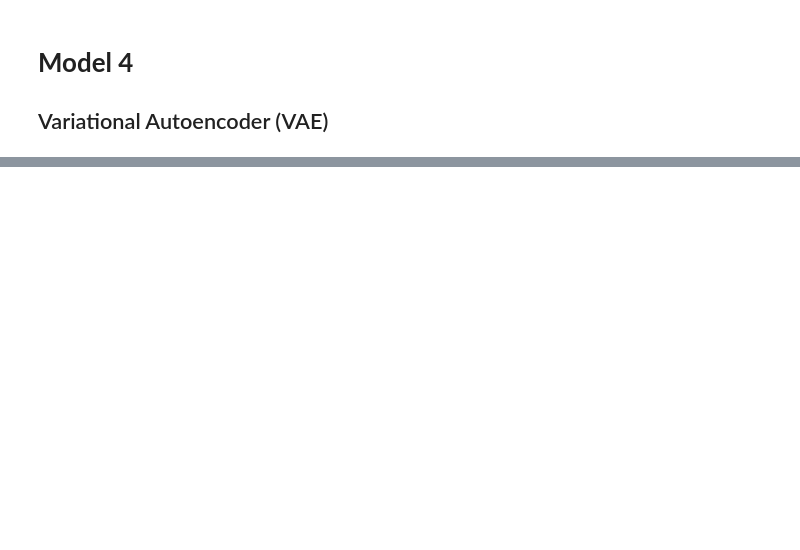
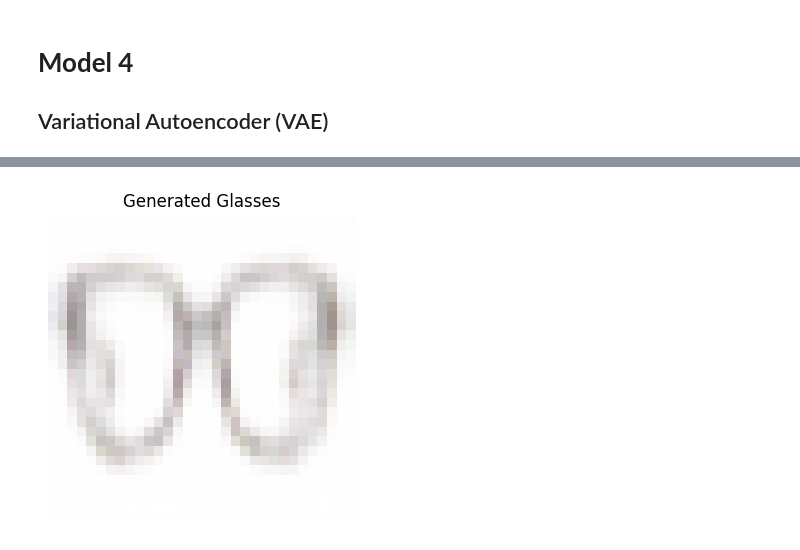
Before and after one commit to AissaBerenice/P1-Deep-Learning-P2026, a Jupyter notebook: notebooks/project_1.ipynb, the cells around one changed output, grey strips where cells are left out. Cells and saved outputs as stored; diff of their text form; code cells hidden in the pictures; blank space fills up the shorter version.

```diff
--- a/notebooks/project_1.ipynb
+++ b/notebooks/project_1.ipynb
@@ -497,0 +680,19 @@ A VAE maps each image to a **probability distribution** — specifically a Gauss
+# %%
+
+#Generate a new glasses image
+z_sample = np.random.normal(size=(1, latent_dim)).astype(np.float32)
+generated = decoder.predict(z_sample)[0]
+
+generated_img = (generated * 255.0).clip(0, 255).astype(np.uint8)
+img = Image.fromarray(generated_img)
+
+out_file = save_path / "new_glasses.png"
+img.save(out_file)
+
+#Show it here!
+plt.figure(figsize=(4,4))
+plt.imshow(generated_img)
+plt.axis("off")
+plt.title("Generated Glasses")
+plt.show()
+# %% [output]
@@ -497,0 +700 @@ A VAE maps each image to a **probability distribution** — specifically a Gauss
+[figure, added]
```
Also changed, not shown: parts of 19 cells of this notebook, 2 other files.
